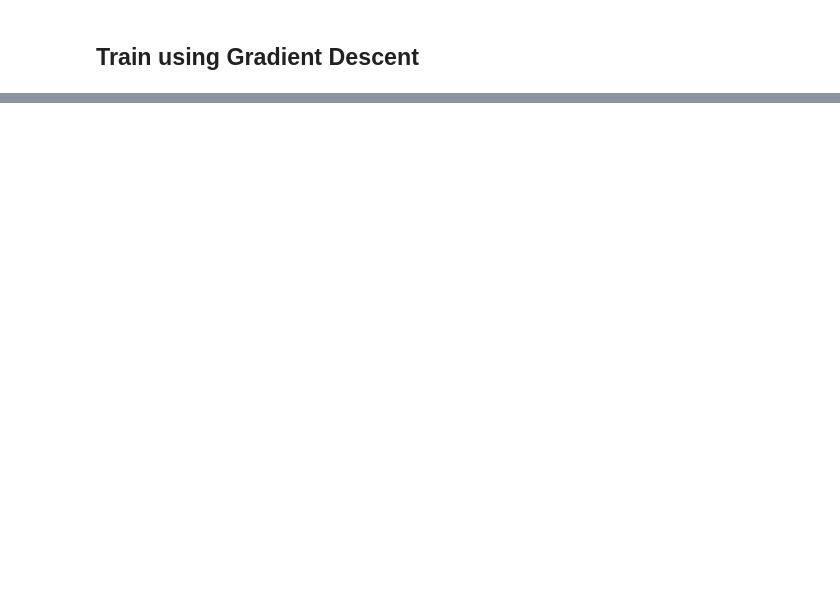
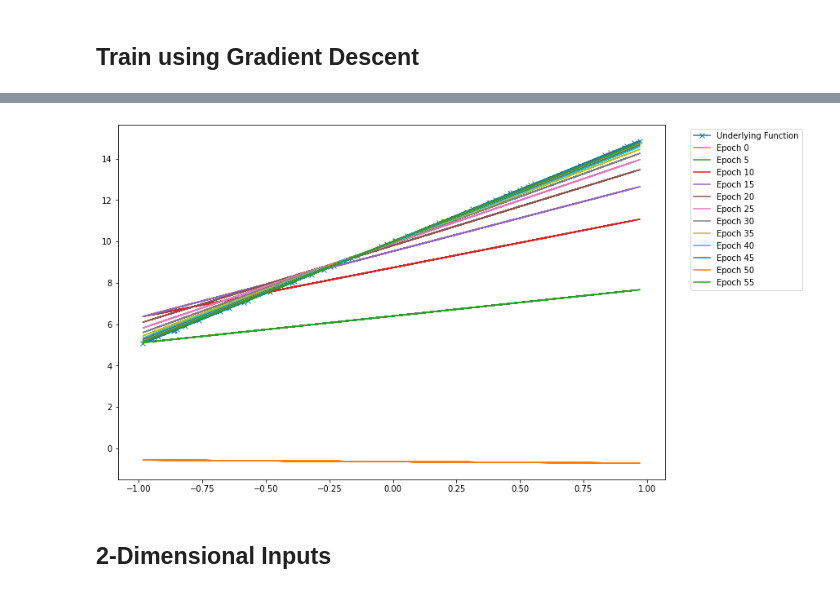
Before and after one commit to IndraP24/Full-Stack-Deep-Learning-Spring21, a Jupyter notebook: Deep Learning Fundamentals/Part 1 Basics | Coding a Neural Network.ipynb, the cells around one changed output, grey strips where cells are left out. Cells and saved outputs as stored; diff of their text form; code cells hidden in the pictures; blank space fills up the shorter version.

```diff
--- a/Deep Learning Fundamentals/Part 1 Basics | Coding a Neural Network.ipynb
+++ b/Deep Learning Fundamentals/Part 1 Basics | Coding a Neural Network.ipynb
@@ -280,2 +280,25 @@ print(loss(y_pred, y_true))
 # %% [markdown]
 ## Train using Gradient Descent
+# %%
+plt.plot(X, y_true, marker='x', label='Underlying Function')
+
+loss = MSE()
+linear = Linear(d)
+
+num_epochs = 60
+lr = 0.1
+
+for epoch in range(num_epochs):
+    y_pred = linear(X)
+    loss_value = loss(y_pred, y_true)
+
+    if epoch % 5 == 0:
+        print(f'Epoch {epoch}, loss {loss_value}')
+        plt.plot(X, y_pred.squeeze(), label=f'Epoch {epoch}')
+
+    gradient_from_loss = loss.backward()
+    linear.backward(gradient_from_loss)
+    linear.update(lr)
+
+plt.legend(bbox_to_anchor = (1.04, 1), loc="upper left");
+# %% [output]
@@ -281,0 +317,3 @@ print(loss(y_pred, y_true))
+[figure, added]
+# %% [markdown]
+## 2-Dimensional Inputs
```
Also changed, not shown: parts of 10 cells of this notebook.
